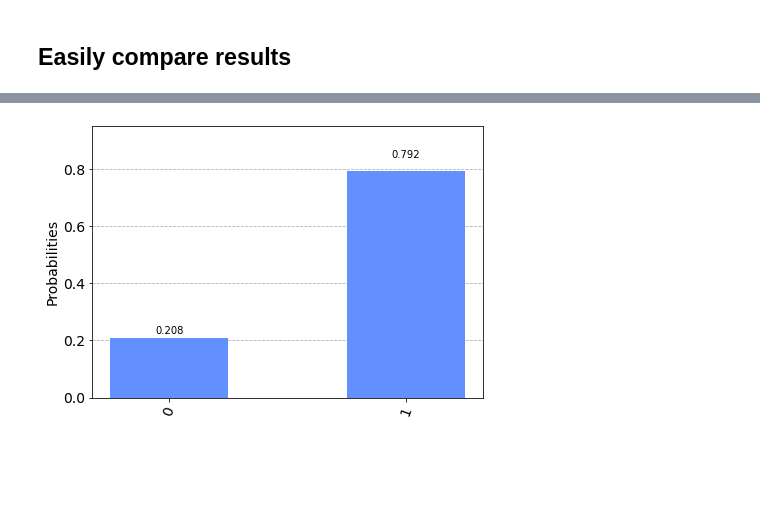
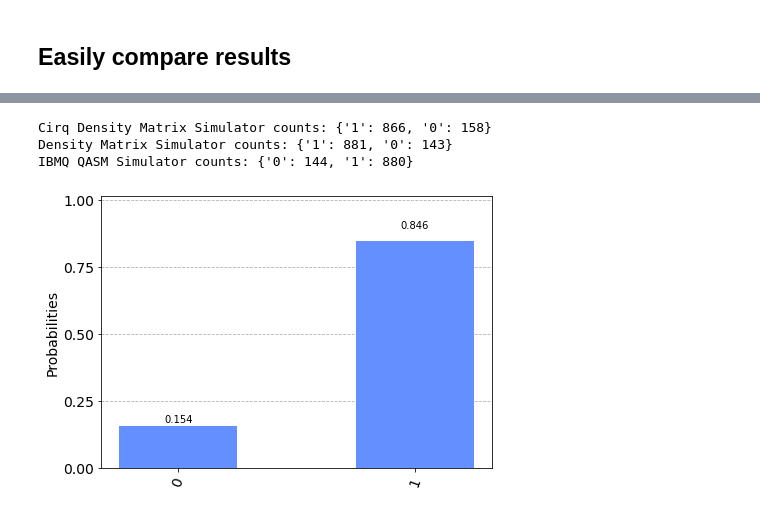
Before and after one commit to qBraid/qbraid-lab-demo, a Jupyter notebook: qbraid_sdk_devices_and_jobs.ipynb, the cells around one changed output, grey strips where cells are left out. Cells and saved outputs as stored; diff of their text form; code cells hidden in the pictures; blank space fills up the shorter version.

Commit message:
qbraid 0.1.3

```diff
--- a/qbraid_sdk_devices_and_jobs.ipynb
+++ b/qbraid_sdk_devices_and_jobs.ipynb
@@ -162,4 +164,5 @@ least_busy
 # %%
-qbraid_ibmq_device = device_wrapper(least_busy)
+ibmq_id = "ibm_q_qasm_sim"
+qbraid_ibmq_device = device_wrapper(ibmq_id)
 qbraid_ibmq_device.vendor_dlo
 # %% [output]
@@ -194,8 +197,11 @@ qbraid_ibmq_job.status()
 # %% [markdown]
 Submit quantum jobs to any supported device through the same simple and consistent protocol
 # %%
-qbraid_google_device = device_wrapper("google_cirq_dm_sim")
-qbraid_aws_device = device_wrapper("aws_dm_sim") # Credential handled by qBraid Quantum Jobs
+google_id = "google_cirq_dm_sim"
+qbraid_google_device = device_wrapper(google_id)
+
+aws_id = "aws_dm_sim"
+qbraid_aws_device = device_wrapper(aws_id) # Credential handled by qBraid Quantum Jobs
 # %%
 qbraid_google_job = qbraid_google_device.run(qiskit_circuit, shots=shots)
 qbraid_aws_job = qbraid_aws_device.run(qiskit_circuit, shots=shots)
@@ -215,6 +228,5 @@ Quantum Jobs
 # %%
-qbraid_google_result = qbraid_google_job.result()
-qbraid_aws_result = qbraid_aws_job.result()
-qbraid_ibmq_result = qbraid_ibmq_job.result()
+jobs = [qbraid_google_job, qbraid_aws_job, qbraid_ibmq_job]
+google_result, aws_result, ibmq_result = [job.result() for job in jobs]
 # %% [markdown]
 ## Easily compare results
@@ -237,4 +233,12 @@ qbraid_aws_result.plot_counts()
-# %%
-qbraid_ibmq_result.plot_counts()
-# %% [output]
-[figure, removed]
+# %%
+print(f"{qbraid_google_device.name} counts: {google_result.measurement_counts()}")
+print(f"{qbraid_aws_device.name} counts: {aws_result.measurement_counts()}")
+print(f"{qbraid_ibmq_device.name} counts: {ibmq_result.measurement_counts()}")
+# %% [output]
+Cirq Density Matrix Simulator counts: {'1': 866, '0': 158}
+Density Matrix Simulator counts: {'1': 881, '0': 143}
+IBMQ QASM Simulator counts: {'0': 144, '1': 880}
+# %%
+google_result.plot_counts()
+# %% [output]
+[figure, added]
```
Also changed, not shown: parts of 17 cells of this notebook, 1 other file.
